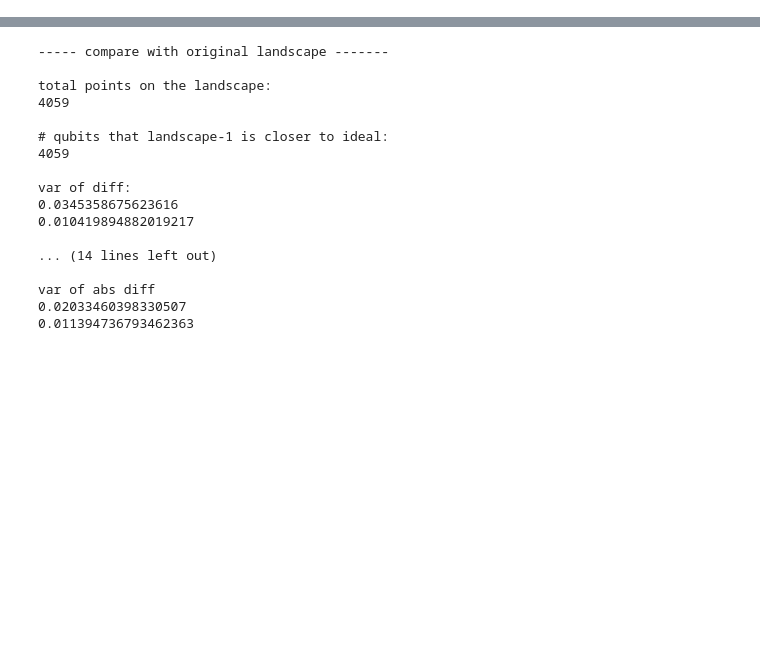
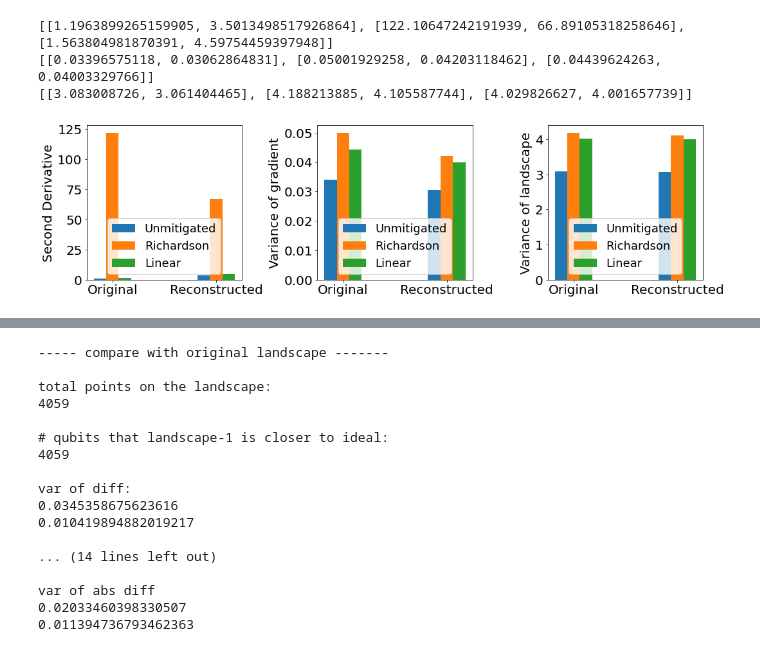
Before and after one commit to kunliu7/oscar, a Jupyter notebook: vis_figs_comp_miti.ipynb, the cells around one changed output, grey strips where cells are left out. Cells and saved outputs as stored; diff of their text form; code cells hidden in the pictures; blank space fills up the shorter version.

```diff
--- a/vis_figs_comp_miti.ipynb
+++ b/vis_figs_comp_miti.ipynb
@@ -90,3 +90,81 @@ fig.savefig("paper_figs/miti_preserve.pdf", bbox_inches="tight", dpi=1000)
+# %%
+def vis_metric(ax, metric_name: str, labels: list, origin: list, recon: list):
+    # bbox = dict(facecolor='yellow', pad=5, alpha=0.2)
+    data = []
+    for o, r in zip(origin, recon):
+        data.append([o, r])
+
+    print(data)
+
+    xs = np.array(range(2))
+    bar_width = 0.12
+    ax.bar(xs, data[0], width=bar_width, label=labels[0])#, color="b")
+    ax.bar(xs+bar_width, data[1], width=bar_width, label=labels[1])#, color="orange")
+    ax.bar(xs+2*bar_width, data[2], width=bar_width, label=labels[2])#, color="orange")
+    # axs[0].xticks(xs + bar_width/2, labels)
+    ax.set_xticks(xs + bar_width)
+    ax.set_xticklabels(["Original", "Reconstructed"])
+    ax.set_ylabel(metric_name) #, bbox=bbox)
+    ax.legend(loc='lower center')
+
+
+params = {'legend.fontsize': 18,
+          'figure.figsize': (15, 4),
+         'axes.labelsize': 20, #'x-large',
+         'axes.titlesize': 20, #'x-large',
+         'xtick.labelsize': 20,
+         'ytick.labelsize': 20}
+plt.rcParams.update(params)
+
+fig, axs = plt.subplots(nrows=1, ncols=3)
+# plt.gca().yaxis.set_major_formatter(StrMethodFormatter('{x:,.2f}')) # 2 decimal places
+# plt.legend()
+# plt.show()
+
+# vis_metric(
+#     axs[0],
+#     "Smoothness",
+#     labels = ["Unmiti", "Richardson", "Linear"],
+#     origin = [17.67519336,	21.55886429,	20.20787102],
+#     recon = [16.89841502,	19.83555727, 19.31832727],
+# )
+
+vis_metric(
+    axs[0],
+    "Second Derivative",
+    labels = ["Unmitigated", "Richardson", "Linear"],
+    origin = [1.1963899265159905, 122.10647242191939, 1.563804981870391],
+    recon = [3.5013498517926864, 66.89105318258646, 4.59754459397948],
+)
+
+vis_metric(
+    axs[1],
+    "Variance of gradient",
+    labels = ["Unmitigated", "Richardson", "Linear"],
+    origin = [0.03396575118,	0.05001929258,	0.04439624263],
+    recon = [0.03062864831,	0.04203118462,	0.04003329766]
+
+)
+
+vis_metric(
+    axs[2],
+    "Variance of landscape",
+    labels = ["Unmitigated", "Richardson", "Linear"],
+    origin = [3.083008726,	4.188213885,	4.029826627],
+    recon = [3.061404465,	4.105587744,	4.001657739]
+)
+
+# axs[0].legend(loc=2)
+# fig.align_ylabels(axs)
+fig.tight_layout()
+# axs[1].tight_layout()
+# fig.subplots_adjust(wspace=0.3)
+fig.savefig("paper_figs/miti_preserve.pdf", bbox_inches="tight", dpi=1000)
+# %% [output]
+[[1.1963899265159905, 3.5013498517926864], [122.10647242191939, 66.89105318258646], [1.563804981870391, 4.59754459397948]]
+[[0.03396575118, 0.03062864831], [0.05001929258, 0.04203118462], [0.04439624263, 0.04003329766]]
+[[3.083008726, 3.061404465], [4.188213885, 4.105587744], [4.029826627, 4.001657739]]
+[figure, added]
 # %%
 # read grid search data from figs/grid_search/maxcut/sv-ideal-p=1/sv-ideal-n=16-p=1-seed=0-50-100.npz
 # read grid search data from figs/grid_search/maxcut/sv-depolar-0.001-0.02-p=1/maxcut-sv-depolar-0.001-0.02-n=16-p=1-seed=0-50-100.npz
```
Also changed, not shown: parts of 5 cells of this notebook, 3 other files.
